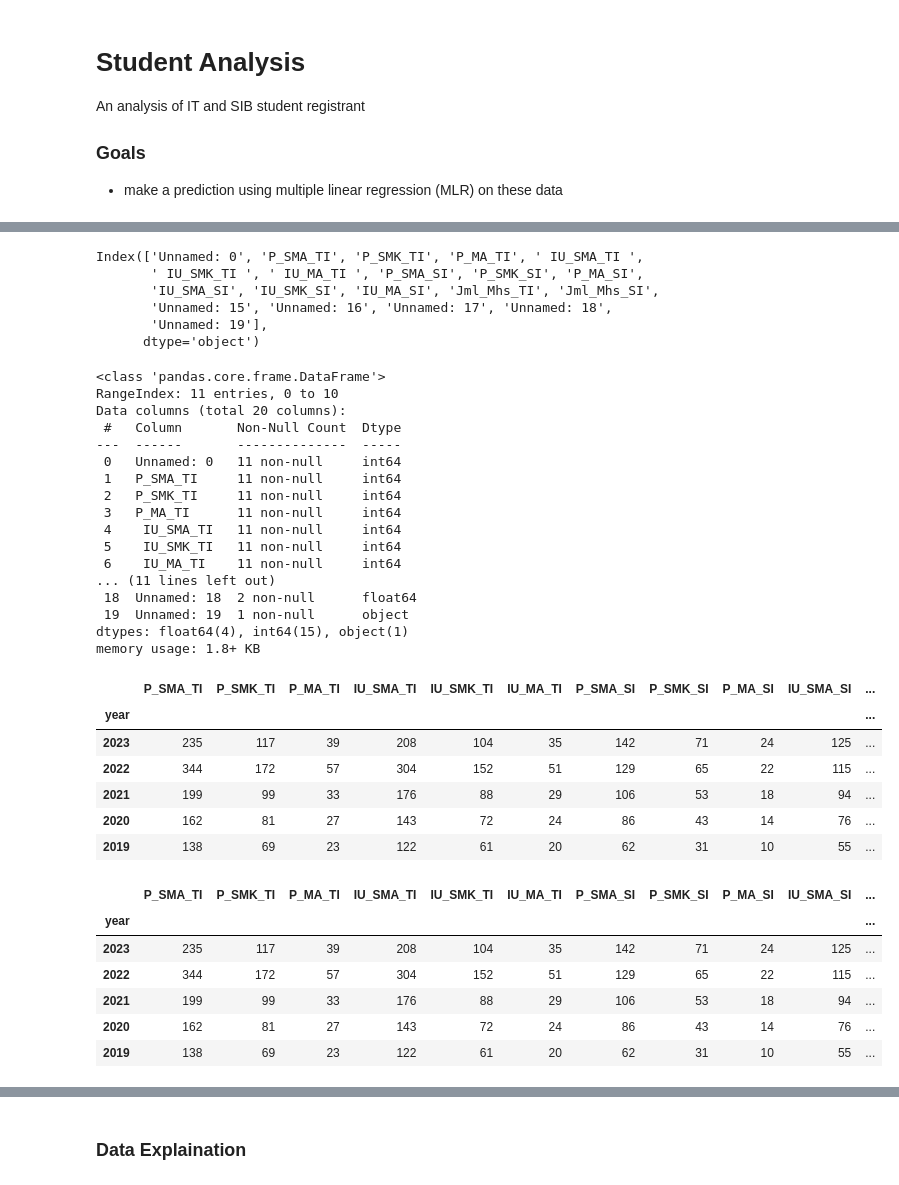
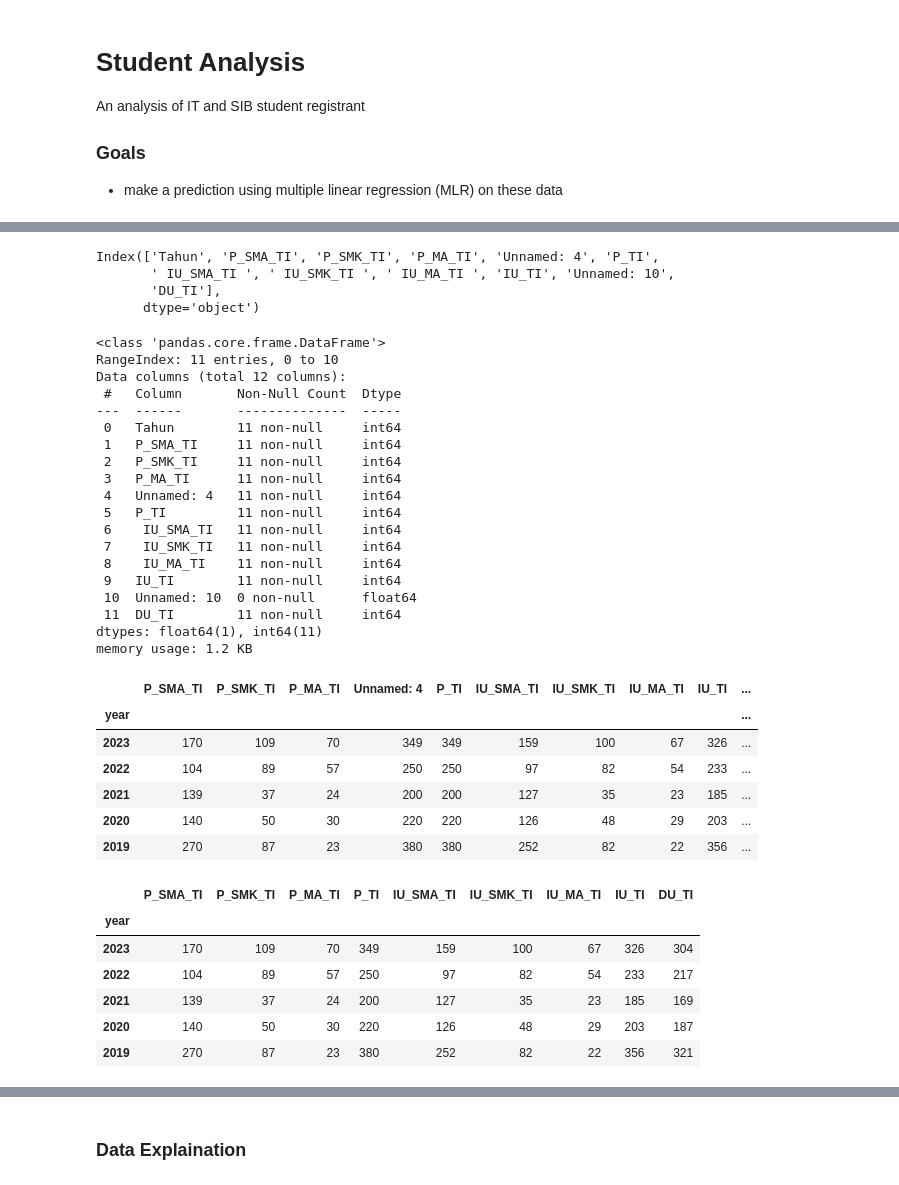
Before and after one commit to LeToyek/be_awahab, a Jupyter notebook: notebooks/predict.ipynb, the cells around one changed output, grey strips where cells are left out. Cells and saved outputs as stored; diff of their text form; code cells hidden in the pictures.

```diff
--- a/notebooks/predict.ipynb
+++ b/notebooks/predict.ipynb
@@ -23,0 +48,3 @@ df.head()
+# %%
+df = pd.read_excel('data/DATA_AWAHAB_FINAL.xlsx', sheet_name='data_import')
+df
@@ -24,11 +64,9 @@ df.head()
 # %%
 df.columns
 # %% [output]
-Index(['Unnamed: 0', 'P_SMA_TI', 'P_SMK_TI', 'P_MA_TI', ' IU_SMA_TI ',
-       ' IU_SMK_TI ', ' IU_MA_TI ', 'P_SMA_SI', 'P_SMK_SI', 'P_MA_SI',
-       'IU_SMA_SI', 'IU_SMK_SI', 'IU_MA_SI', 'Jml_Mhs_TI', 'Jml_Mhs_SI',
-       'Unnamed: 15', 'Unnamed: 16', 'Unnamed: 17', 'Unnamed: 18',
-       'Unnamed: 19'],
+Index(['Tahun', 'P_SMA_TI', 'P_SMK_TI', 'P_MA_TI', 'Unnamed: 4', 'P_TI',
+       ' IU_SMA_TI ', ' IU_SMK_TI ', ' IU_MA_TI ', 'IU_TI', 'Unnamed: 10',
+       'DU_TI'],
       dtype='object')
 # %%
 
@@ -36,45 +74,47 @@ df.info()
 # %% [output]
 <class 'pandas.core.frame.DataFrame'>
 RangeIndex: 11 entries, 0 to 10
-Data columns (total 20 columns):
+Data columns (total 12 columns):
  #   Column       Non-Null Count  Dtype
 ---  ------       --------------  -----
- 0   Unnamed: 0   11 non-null     int64
+ 0   Tahun        11 non-null     int64
  1   P_SMA_TI     11 non-null     int64
  2   P_SMK_TI     11 non-null     int64
  3   P_MA_TI      11 non-null     int64
- 4    IU_SMA_TI   11 non-null     int64
- 5    IU_SMK_TI   11 non-null     int64
- 6    IU_MA_TI    11 non-null     int64
-... (11 lines left out)
- 18  Unnamed: 18  2 non-null      float64
- 19  Unnamed: 19  1 non-null      object
-dtypes: float64(4), int64(15), object(1)
-memory usage: 1.8+ KB
+ 4   Unnamed: 4   11 non-null     int64
+ 5   P_TI         11 non-null     int64
+ 6    IU_SMA_TI   11 non-null     int64
+ 7    IU_SMK_TI   11 non-null     int64
+ 8    IU_MA_TI    11 non-null     int64
+ 9   IU_TI        11 non-null     int64
+ 10  Unnamed: 10  0 non-null      float64
+ 11  DU_TI        11 non-null     int64
+dtypes: float64(1), int64(11)
+memory usage: 1.2 KB
 # %%
-df.rename(columns={'Unnamed: 0': 'year'}, inplace=True)
+df.rename(columns={'Tahun': 'year'}, inplace=True)
 df.set_index('year', inplace=True)
 df.head()
 # %% [output]
-|  | P_SMA_TI | P_SMK_TI | P_MA_TI | IU_SMA_TI | IU_SMK_TI | IU_MA_TI | P_SMA_SI | P_SMK_SI | P_MA_SI | IU_SMA_SI | ... |
-| year |  |  |  |  |  |  |  |  |  |  | ... |
-| 2023 | 235 | 117 | 39 | 208 | 104 | 35 | 142 | 71 | 24 | 125 | ... |
-| 2022 | 344 | 172 | 57 | 304 | 152 | 51 | 129 | 65 | 22 | 115 | ... |
-| 2021 | 199 | 99 | 33 | 176 | 88 | 29 | 106 | 53 | 18 | 94 | ... |
-| 2020 | 162 | 81 | 27 | 143 | 72 | 24 | 86 | 43 | 14 | 76 | ... |
-| 2019 | 138 | 69 | 23 | 122 | 61 | 20 | 62 | 31 | 10 | 55 | ... |
+|  | P_SMA_TI | P_SMK_TI | P_MA_TI | Unnamed: 4 | P_TI | IU_SMA_TI | IU_SMK_TI | IU_MA_TI | IU_TI | ... |
+| year |  |  |  |  |  |  |  |  |  | ... |
+| 2023 | 170 | 109 | 70 | 349 | 349 | 159 | 100 | 67 | 326 | ... |
+| 2022 | 104 | 89 | 57 | 250 | 250 | 97 | 82 | 54 | 233 | ... |
+| 2021 | 139 | 37 | 24 | 200 | 200 | 127 | 35 | 23 | 185 | ... |
+| 2020 | 140 | 50 | 30 | 220 | 220 | 126 | 48 | 29 | 203 | ... |
+| 2019 | 270 | 87 | 23 | 380 | 380 | 252 | 82 | 22 | 356 | ... |
 # %%
 # remove any column with name unnamed
 df = df.loc[:, ~df.columns.str.contains('^Unnamed')]
 df.head()
 # %% [output]
-|  | P_SMA_TI | P_SMK_TI | P_MA_TI | IU_SMA_TI | IU_SMK_TI | IU_MA_TI | P_SMA_SI | P_SMK_SI | P_MA_SI | IU_SMA_SI | ... |
-| year |  |  |  |  |  |  |  |  |  |  | ... |
-| 2023 | 235 | 117 | 39 | 208 | 104 | 35 | 142 | 71 | 24 | 125 | ... |
-| 2022 | 344 | 172 | 57 | 304 | 152 | 51 | 129 | 65 | 22 | 115 | ... |
-| 2021 | 199 | 99 | 33 | 176 | 88 | 29 | 106 | 53 | 18 | 94 | ... |
-| 2020 | 162 | 81 | 27 | 143 | 72 | 24 | 86 | 43 | 14 | 76 | ... |
-| 2019 | 138 | 69 | 23 | 122 | 61 | 20 | 62 | 31 | 10 | 55 | ... |
+|  | P_SMA_TI | P_SMK_TI | P_MA_TI | P_TI | IU_SMA_TI | IU_SMK_TI | IU_MA_TI | IU_TI | DU_TI |
+| year |  |  |  |  |  |  |  |  |  |
+| 2023 | 170 | 109 | 70 | 349 | 159 | 100 | 67 | 326 | 304 |
+| 2022 | 104 | 89 | 57 | 250 | 97 | 82 | 54 | 233 | 217 |
+| 2021 | 139 | 37 | 24 | 200 | 127 | 35 | 23 | 185 | 169 |
+| 2020 | 140 | 50 | 30 | 220 | 126 | 48 | 29 | 203 | 187 |
+| 2019 | 270 | 87 | 23 | 380 | 252 | 82 | 22 | 356 | 321 |
 # %%
 df.head()
 # %% [output]
```
Also changed, not shown: parts of 12 cells of this notebook, 4 other files.
